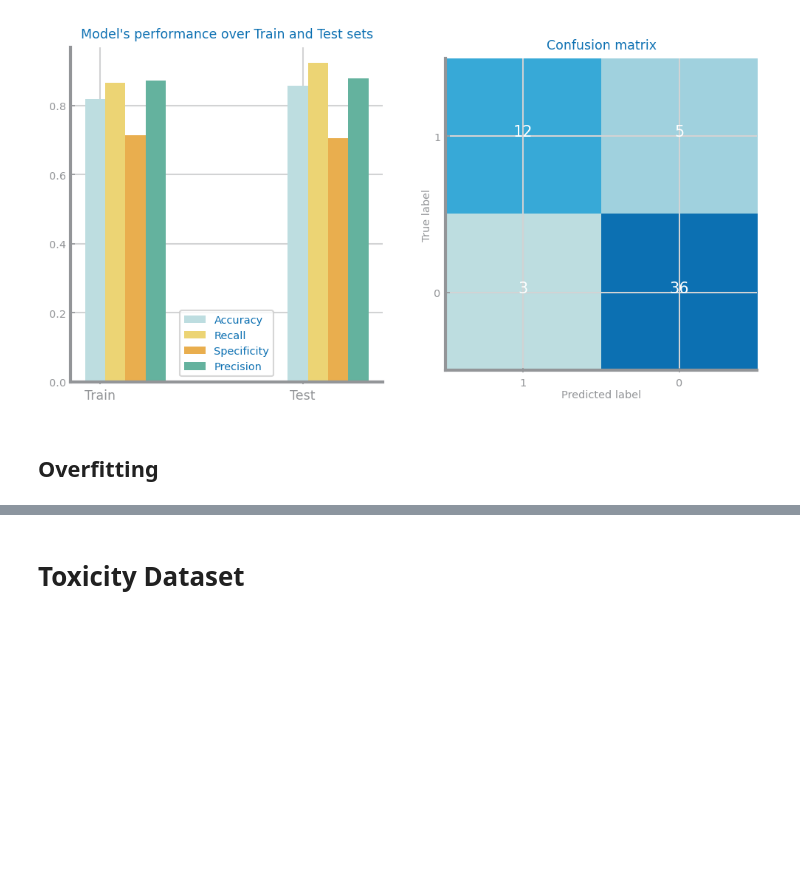
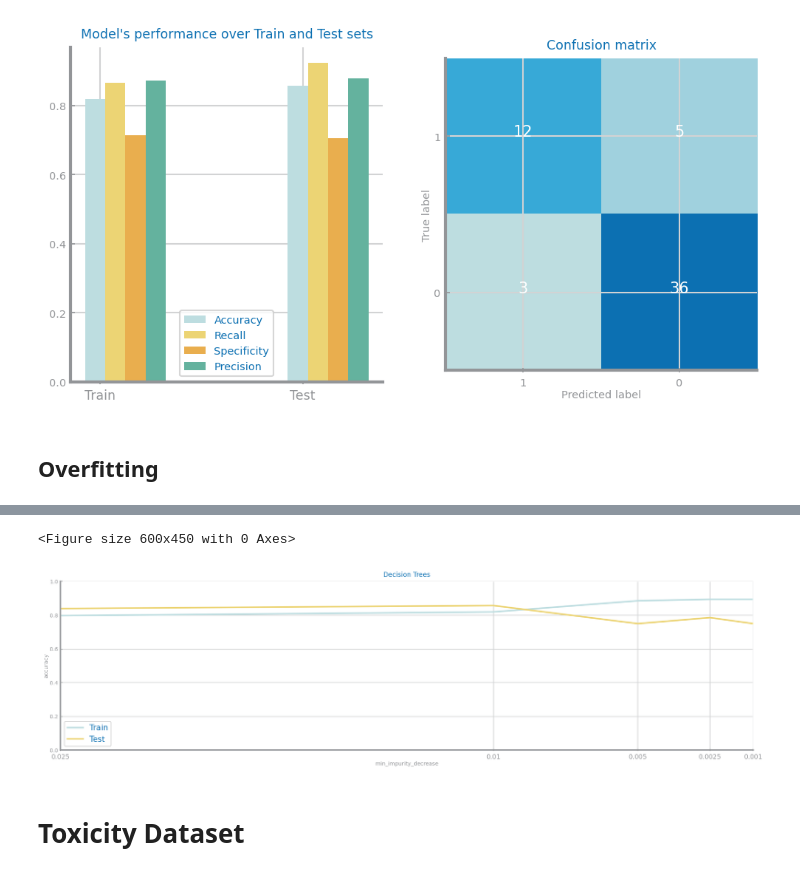
Before and after one commit to joaocmd/CD-Project, a Jupyter notebook: proj-1_lab4.ipynb, the cells around one changed output, grey strips where cells are left out. Drawn from its saved outputs; the diff is of its cells as text; code cells hidden in the pictures; blank space fills up the shorter version.

```diff
--- a/proj-1_lab4.ipynb
+++ b/proj-1_lab4.ipynb
@@ -231,3 +227,20 @@ Object `?` not found.
+# %%
+plt.figure()
+fig, axs = plt.subplots(1, 1, figsize=(16, 4), squeeze=False)
+values = {'Train':[], 'Test':[]}
+for imp in min_impurity_decrease:
+    tree = DecisionTreeClassifier(max_depth=best[1], criterion=best[0], min_impurity_decrease=imp)
+    tree.fit(trnX, trnY)
+    prdY = tree.predict(tstX)
+    prdYTrain = tree.predict(trnX)
+    values['Train'].append(metrics.accuracy_score(trnY, prdYTrain))
+    values['Test'].append(metrics.accuracy_score(tstY, prdY))
+
+ds.multiple_line_chart(min_impurity_decrease, values, ax=axs[0, 0], title='Decision Trees',
+                           xlabel='min_impurity_decrease', ylabel='accuracy', percentage=True)
+# %% [output]
+<Figure size 600x450 with 0 Axes>
+[figure, added]
 # %% [markdown]
 # Toxicity Dataset
 # %% [markdown]
```
Also changed, not shown: parts of 7 cells of this notebook.
